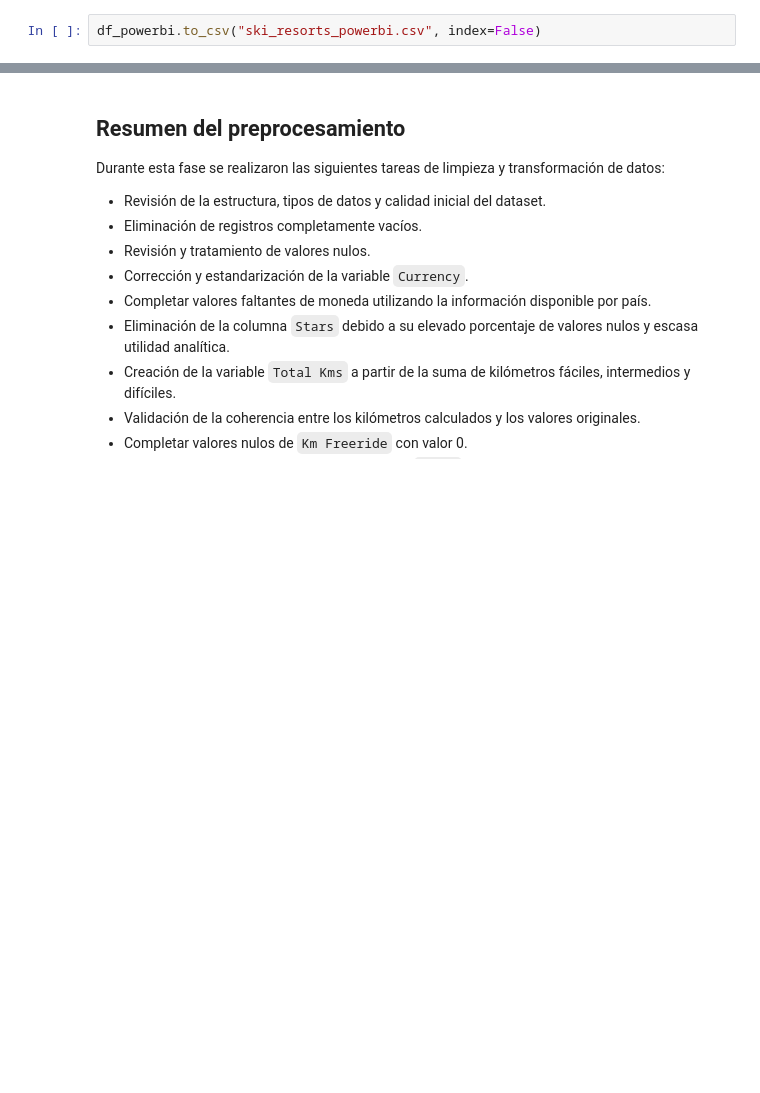
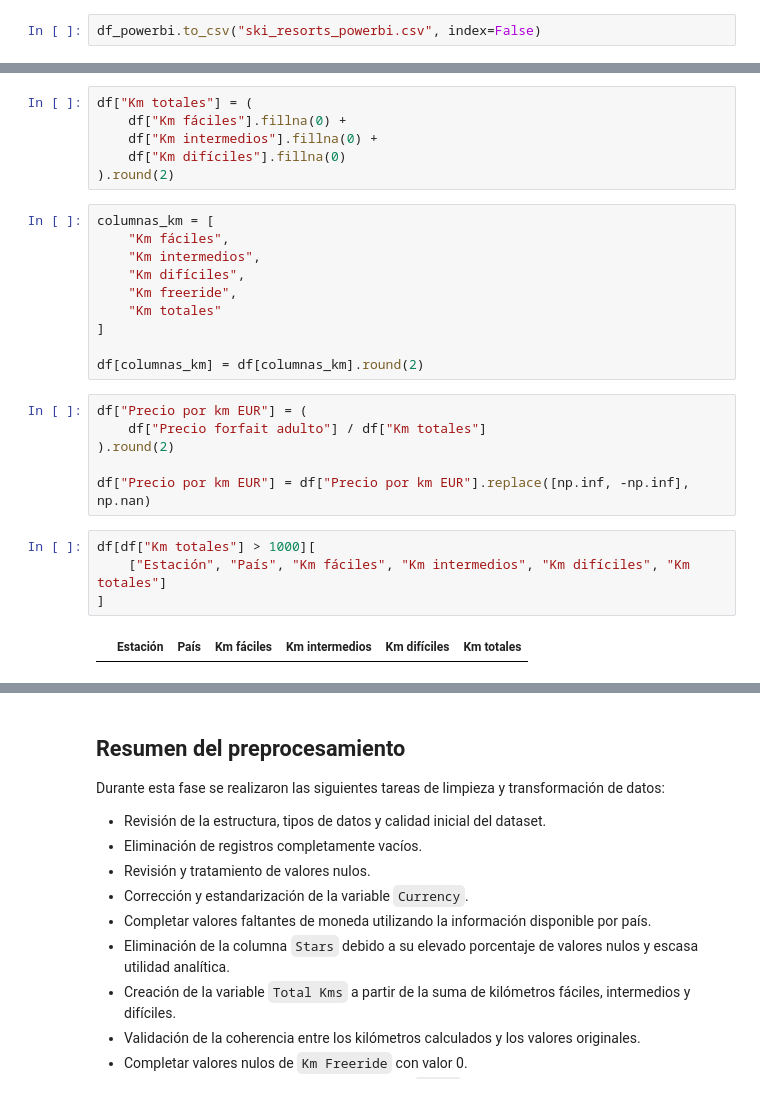
Before and after one commit to contactodiegovega/Ski-Resort-Analysis, a Jupyter notebook: notebooks/preprocesamiento.ipynb, the cells around one changed output, grey strips where cells are left out. Saved outputs shown, nothing was run; the diff lists cells and outputs as text; blank space fills up the shorter version.

```diff
--- a/notebooks/preprocesamiento.ipynb
+++ b/notebooks/preprocesamiento.ipynb
@@ -1974,0 +1977,28 @@ df[df["Km totales"] > 1000][
+# %%
+df["Km totales"] = (
+    df["Km fáciles"].fillna(0) +
+    df["Km intermedios"].fillna(0) +
+    df["Km difíciles"].fillna(0)
+).round(2)
+# %%
+columnas_km = [
+    "Km fáciles",
+    "Km intermedios",
+    "Km difíciles",
+    "Km freeride",
+    "Km totales"
+]
+
+df[columnas_km] = df[columnas_km].round(2)
+# %%
+df["Precio por km EUR"] = (
+    df["Precio forfait adulto"] / df["Km totales"]
+).round(2)
+
+df["Precio por km EUR"] = df["Precio por km EUR"].replace([np.inf, -np.inf], np.nan)
+# %%
+df[df["Km totales"] > 1000][
+    ["Estación", "País", "Km fáciles", "Km intermedios", "Km difíciles", "Km totales"]
+]
+# %% [output]
+|  | Estación | País | Km fáciles | Km intermedios | Km difíciles | Km totales |
```
Also changed, not shown: parts of 16 cells of this notebook, 2 other files.
